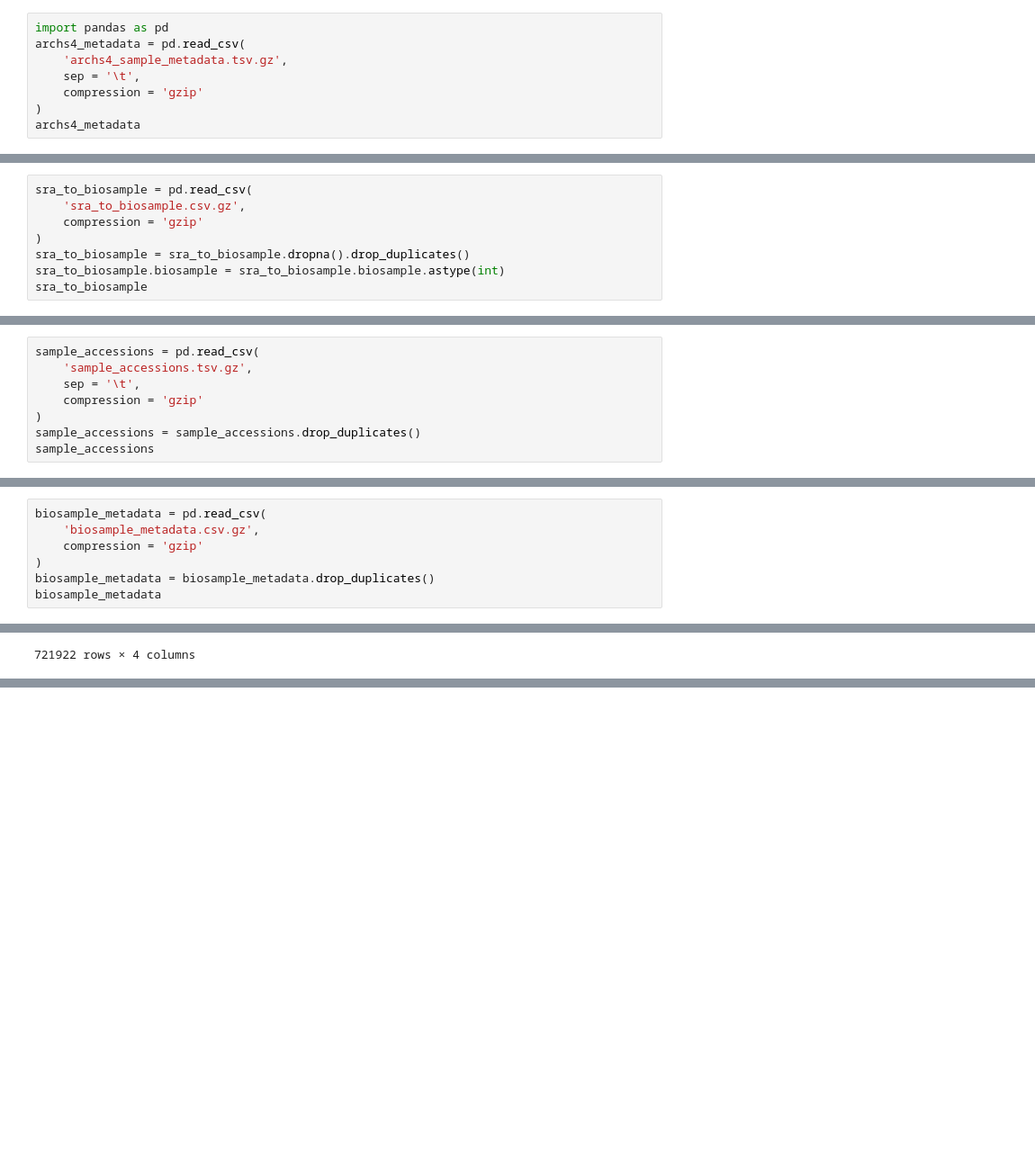
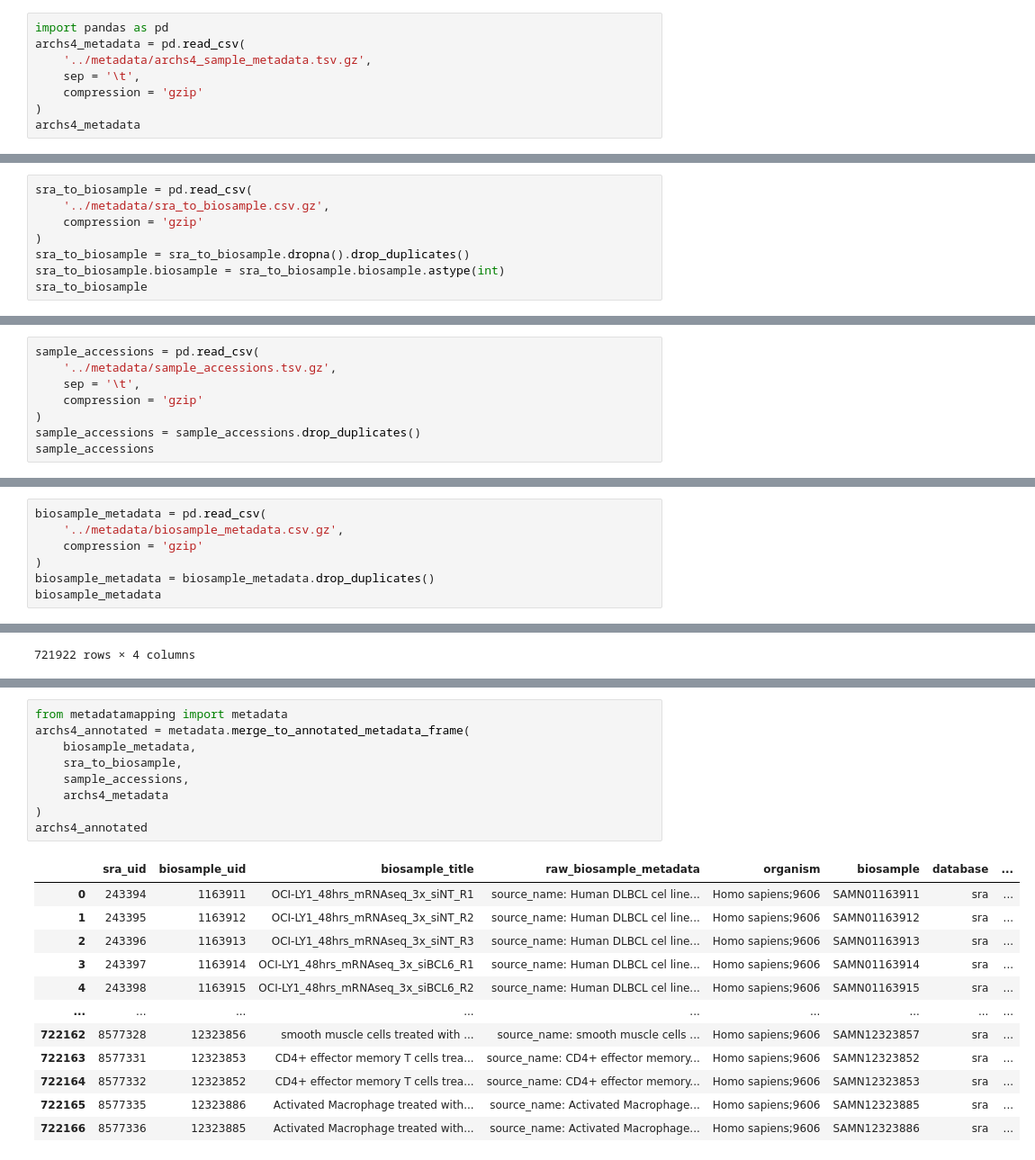
Before and after one commit to epigen/CellWhisperer, a Jupyter notebook: src/datasets/archs4/notebooks/extract_archs4_data.ipynb, the cells around one changed output, grey strips where cells are left out. Shown: that part at 90% size. Saved outputs shown, nothing was run; the diff lists cells and outputs as text; blank space fills up the shorter version.

```diff
--- a/src/datasets/archs4/notebooks/extract_archs4_data.ipynb
+++ b/src/datasets/archs4/notebooks/extract_archs4_data.ipynb
@@ -1,7 +1,7 @@
 # %%
 import pandas as pd
 archs4_metadata = pd.read_csv(
-    'archs4_sample_metadata.tsv.gz',
+    '../metadata/archs4_sample_metadata.tsv.gz',
     sep = '\t',
     compression = 'gzip'
 )
@@ -22,7 +22,7 @@ archs4_metadata
 722425 rows × 11 columns
 # %%
 sra_to_biosample = pd.read_csv(
-    'sra_to_biosample.csv.gz',
+    '../metadata/sra_to_biosample.csv.gz',
     compression = 'gzip'
 )
 sra_to_biosample = sra_to_biosample.dropna().drop_duplicates()
@@ -44,7 +44,7 @@ sra_to_biosample
 722243 rows × 2 columns
 # %%
 sample_accessions = pd.read_csv(
-    'sample_accessions.tsv.gz',
+    '../metadata/sample_accessions.tsv.gz',
     sep = '\t',
     compression = 'gzip'
 )
@@ -66,7 +66,7 @@ sample_accessions
 722425 rows × 9 columns
 # %%
 biosample_metadata = pd.read_csv(
-    'biosample_metadata.csv.gz',
+    '../metadata/biosample_metadata.csv.gz',
     compression = 'gzip'
 )
 biosample_metadata = biosample_metadata.drop_duplicates()
@@ -299,0 +109,22 @@ archs4_merged_deduplicated
+# %%
+from metadatamapping import metadata
+archs4_annotated = metadata.merge_to_annotated_metadata_frame(
+    biosample_metadata,
+    sra_to_biosample,
+    sample_accessions,
+    archs4_metadata
+)
+archs4_annotated
+# %% [output]
+|  | sra_uid | biosample_uid | biosample_title | raw_biosample_metadata | organism | biosample | database | ... |
+| 0 | 243394 | 1163911 | OCI-LY1_48hrs_mRNAseq_3x_siNT_R1 | source_name: Human DLBCL cel line... | Homo sapiens;9606 | SAMN01163911 | sra | ... |
+| 1 | 243395 | 1163912 | OCI-LY1_48hrs_mRNAseq_3x_siNT_R2 | source_name: Human DLBCL cel line... | Homo sapiens;9606 | SAMN01163912 | sra | ... |
+| 2 | 243396 | 1163913 | OCI-LY1_48hrs_mRNAseq_3x_siNT_R3 | source_name: Human DLBCL cel line... | Homo sapiens;9606 | SAMN01163913 | sra | ... |
+| 3 | 243397 | 1163914 | OCI-LY1_48hrs_mRNAseq_3x_siBCL6_R1 | source_name: Human DLBCL cel line... | Homo sapiens;9606 | SAMN01163914 | sra | ... |
+| 4 | 243398 | 1163915 | OCI-LY1_48hrs_mRNAseq_3x_siBCL6_R2 | source_name: Human DLBCL cel line... | Homo sapiens;9606 | SAMN01163915 | sra | ... |
+| ... | ... | ... | ... | ... | ... | ... | ... | ... |
+| 722162 | 8577328 | 12323856 | smooth muscle cells treated with ... | source_name: smooth muscle cells ... | Homo sapiens;9606 | SAMN12323857 | sra | ... |
+| 722163 | 8577331 | 12323853 | CD4+ effector memory T cells trea... | source_name: CD4+ effector memory... | Homo sapiens;9606 | SAMN12323852 | sra | ... |
+| 722164 | 8577332 | 12323852 | CD4+ effector memory T cells trea... | source_name: CD4+ effector memory... | Homo sapiens;9606 | SAMN12323853 | sra | ... |
+| 722165 | 8577335 | 12323886 | Activated Macrophage treated with... | source_name: Activated Macrophage... | Homo sapiens;9606 | SAMN12323885 | sra | ... |
+| 722166 | 8577336 | 12323885 | Activated Macrophage treated with... | source_name: Activated Macrophage... | Homo sapiens;9606 | SAMN12323886 | sra | ... |
```
Also changed, not shown: parts of 18 cells of this notebook, 22 other files.
